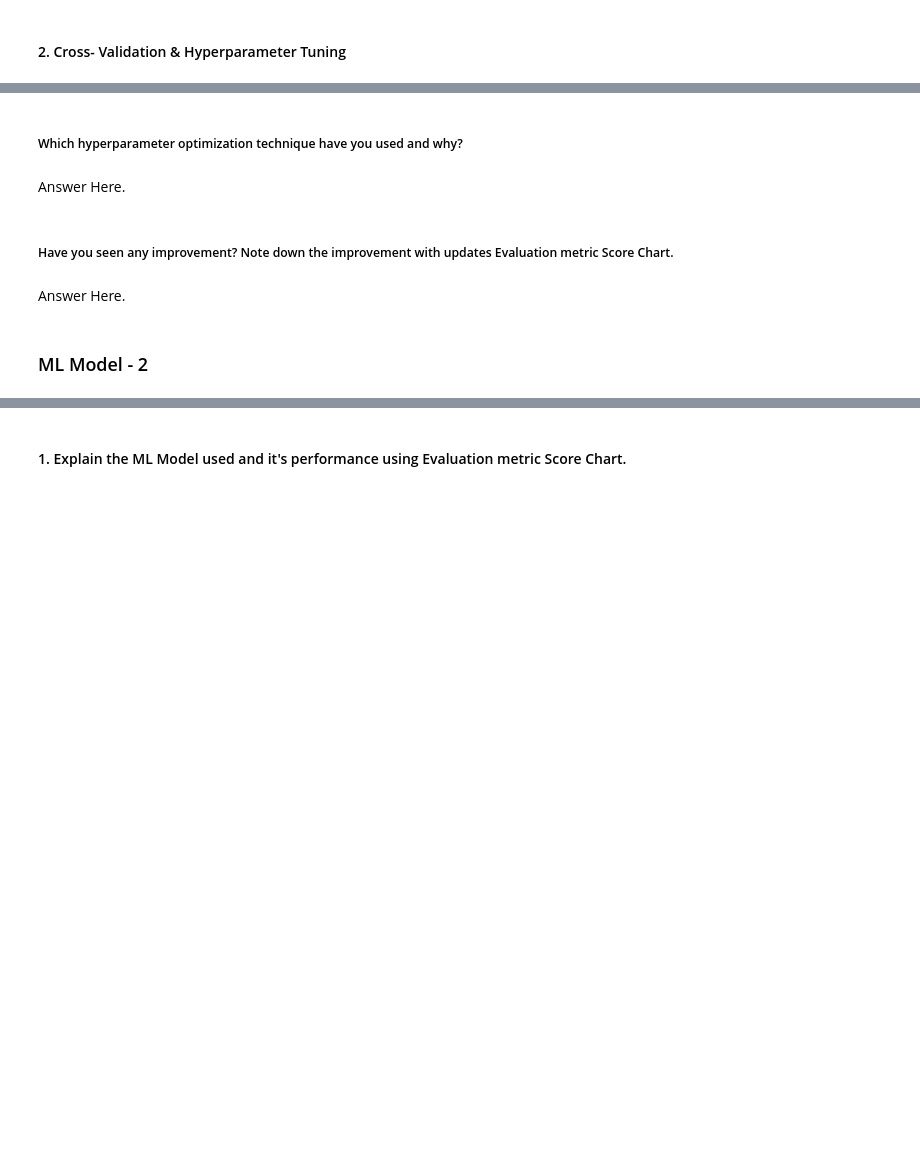
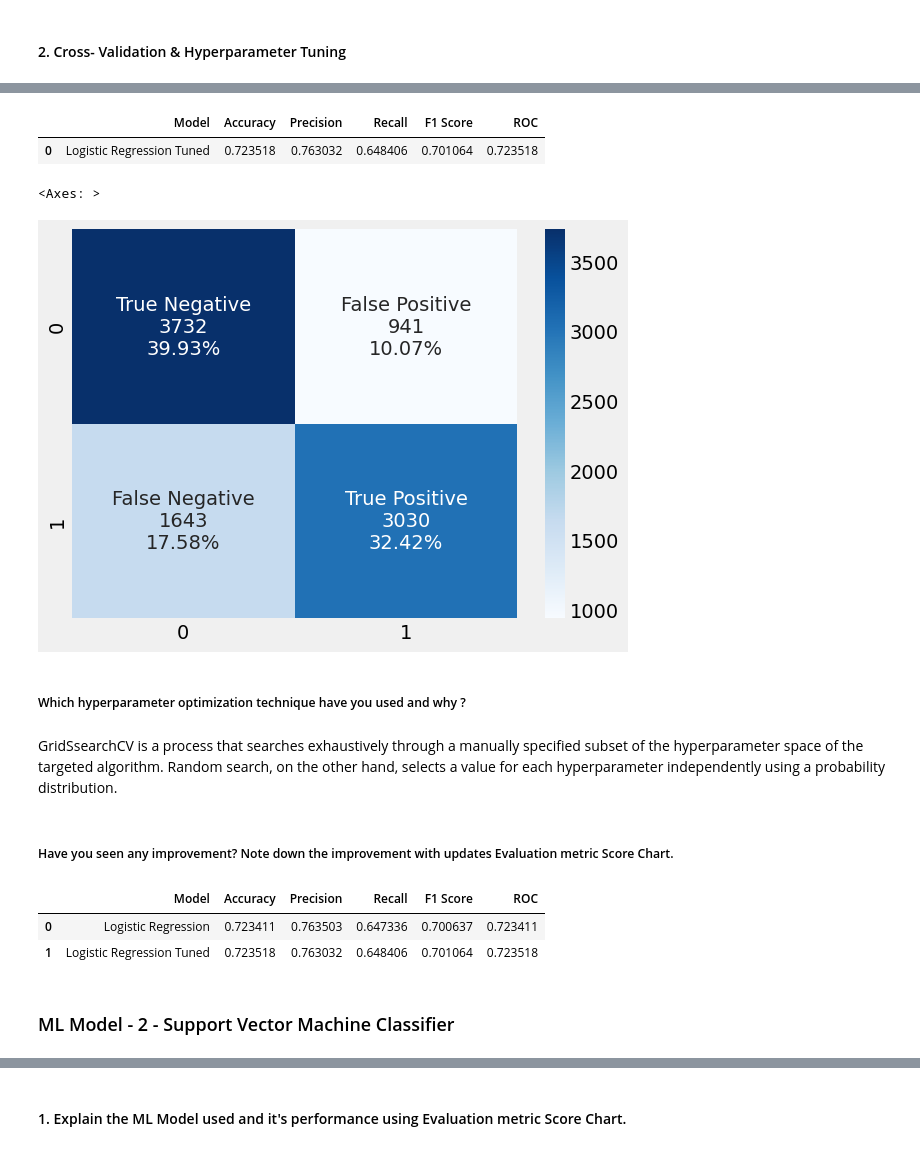
Before and after one commit to sourav03dutta/Credit-Card-Default-Prediction, a Jupyter notebook: Credit_Card_Default_Prediction.ipynb, the cells around one changed output, grey strips where cells are left out. Cells and saved outputs as stored; diff of their text form; code cells hidden in the pictures; blank space fills up the shorter version.

```diff
--- a/Credit_Card_Default_Prediction.ipynb
+++ b/Credit_Card_Default_Prediction.ipynb
@@ -971,10 +1100,43 @@ X_test_norm = scaler.transform(X_test)
+# %%
+logreg_y_pred = grid_search_logreg.predict(X_test)
+# %%
+#getting all scores for Logistic Regression after CV and Hyperparameter Tunning
+
+roc = roc_auc_score(y_test, logreg_y_pred)
+acc = accuracy_score(y_test, logreg_y_pred)
+prec = precision_score(y_test, logreg_y_pred)
+rec = recall_score(y_test, logreg_y_pred)
+f1 = f1_score(y_test, logreg_y_pred)
+
+model_2 =  pd.DataFrame([['Logistic Regression Tuned', acc, prec, rec, f1, roc]], columns = ['Model', 'Accuracy', 'Precision', 'Recall', 'F1 Score','ROC'])
+model_2
+# %% [output]
+|  | Model | Accuracy | Precision | Recall | F1 Score | ROC |
+| 0 | Logistic Regression Tuned | 0.723518 | 0.763032 | 0.648406 | 0.701064 | 0.723518 |
+# %%
+# Confusion Matrix
+cm = confusion_matrix(y_test, logreg_y_pred)
+group_names = ['True Negative', 'False Positive','False Negative','True Positive']
+group_counts = ['{0:0.0f}'.format(value) for value in cm.flatten()]
+group_percentages = ['{0:.2%}'.format(value) for value in cm.flatten()/np.sum(cm)]
+labels = [f'{v1}\n{v2}\n{v3}' for v1, v2, v3 in zip(group_names,group_counts,group_percentages)]
+labels = np.asarray(labels).reshape(2,2)
+sns.heatmap(cm, annot=labels, fmt='', cmap='Blues')
+# %% [output]
+<Axes: >
+[figure, added]
 # %% [markdown]
-##### Which hyperparameter optimization technique have you used and why?
+##### Which hyperparameter optimization technique have you used and why ?
-# %% [markdown]
-Answer Here.
+# %% [markdown]
+GridSsearchCV is a process that searches exhaustively through a manually specified subset of the hyperparameter space of the targeted algorithm. Random search, on the other hand, selects a value for each hyperparameter independently using a probability distribution.
 # %% [markdown]
 ##### Have you seen any improvement? Note down the improvement with updates Evaluation metric Score Chart.
-# %% [markdown]
-Answer Here.
+# %%
+Model_Result_1 = model_1.append(model_2, ignore_index = True)
+Model_Result_1
+# %% [output]
+|  | Model | Accuracy | Precision | Recall | F1 Score | ROC |
+| 0 | Logistic Regression | 0.723411 | 0.763503 | 0.647336 | 0.700637 | 0.723411 |
+| 1 | Logistic Regression Tuned | 0.723518 | 0.763032 | 0.648406 | 0.701064 | 0.723518 |
 # %% [markdown]
-### ML Model - 2
+### ML Model - 2 - Support Vector Machine Classifier
```
Also changed, not shown: parts of 113 cells of this notebook.
